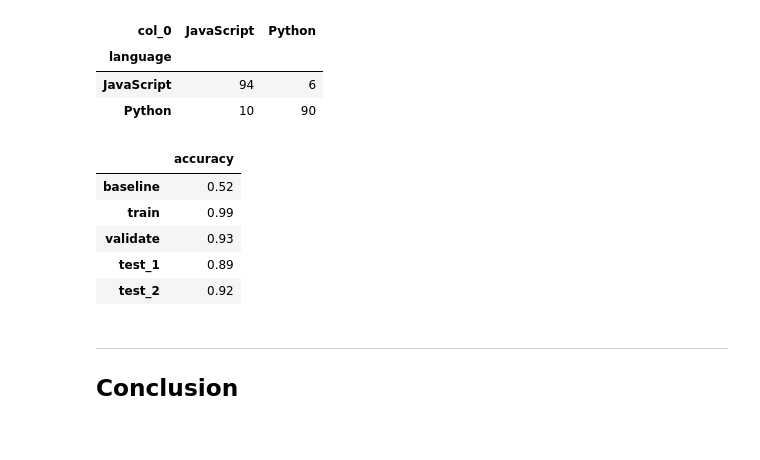
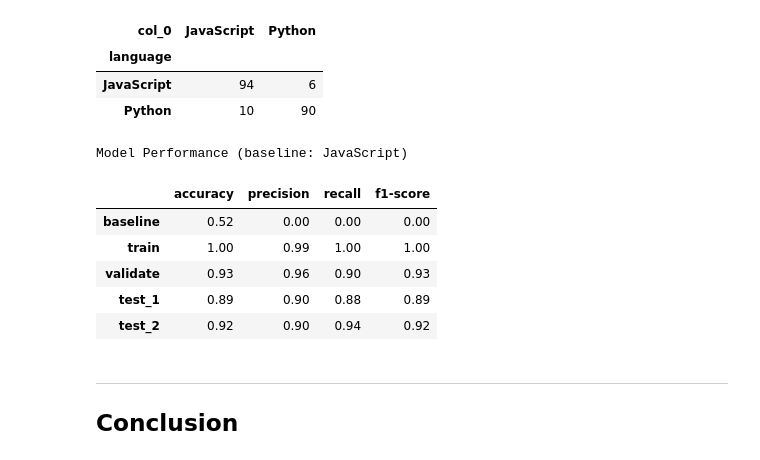
Before and after one commit to Brandon-Martinez27/nlp_project, a Jupyter notebook: nlp_final_notebook.ipynb, the cells around one changed output. Cells and saved outputs as stored; diff of their text form; code cells hidden in the pictures.

```diff
--- a/nlp_final_notebook.ipynb
+++ b/nlp_final_notebook.ipynb
@@ -423,21 +423,26 @@ pd.crosstab(test2.language, y_pred_tf_t2)
 | JavaScript | 94 | 6 |
 | Python | 10 | 90 |
 # %%
-pd.DataFrame(columns=['accuracy', 'precision',
+print('Model Performance (baseline: JavaScript)')
+results = pd.DataFrame(columns=['accuracy', 'precision',
                       'recall', 'f1-score'],
              index=['baseline', 'train',
                     'validate', 'test_1',
                     'test_2'],
-             data=[.52, .99, .93, .89, .92],
-                  [0, .99, .96, .9, .9],
-                  [], [])
+             data=[[.52, .00, .00, .00],
+                  [1.0, .99, 1.0, 1.0],
+                  [.93, .96, .90, .93],
+                  [.89, .90, .88, .89],
+                  [.92, .90, .94, .92]])
+results
 # %% [output]
+Model Performance (baseline: JavaScript)
-|  | accuracy |
-| baseline | 0.52 |
-| train | 0.99 |
-| validate | 0.93 |
-| test_1 | 0.89 |
-| test_2 | 0.92 |
+|  | accuracy | precision | recall | f1-score |
+| baseline | 0.52 | 0.00 | 0.00 | 0.00 |
+| train | 1.00 | 0.99 | 1.00 | 1.00 |
+| validate | 0.93 | 0.96 | 0.90 | 0.93 |
+| test_1 | 0.89 | 0.90 | 0.88 | 0.89 |
+| test_2 | 0.92 | 0.90 | 0.94 | 0.92 |
 # %% [markdown]
 ---
 ## Conclusion
```
Also changed, not shown: parts of 1 cell of this notebook.
